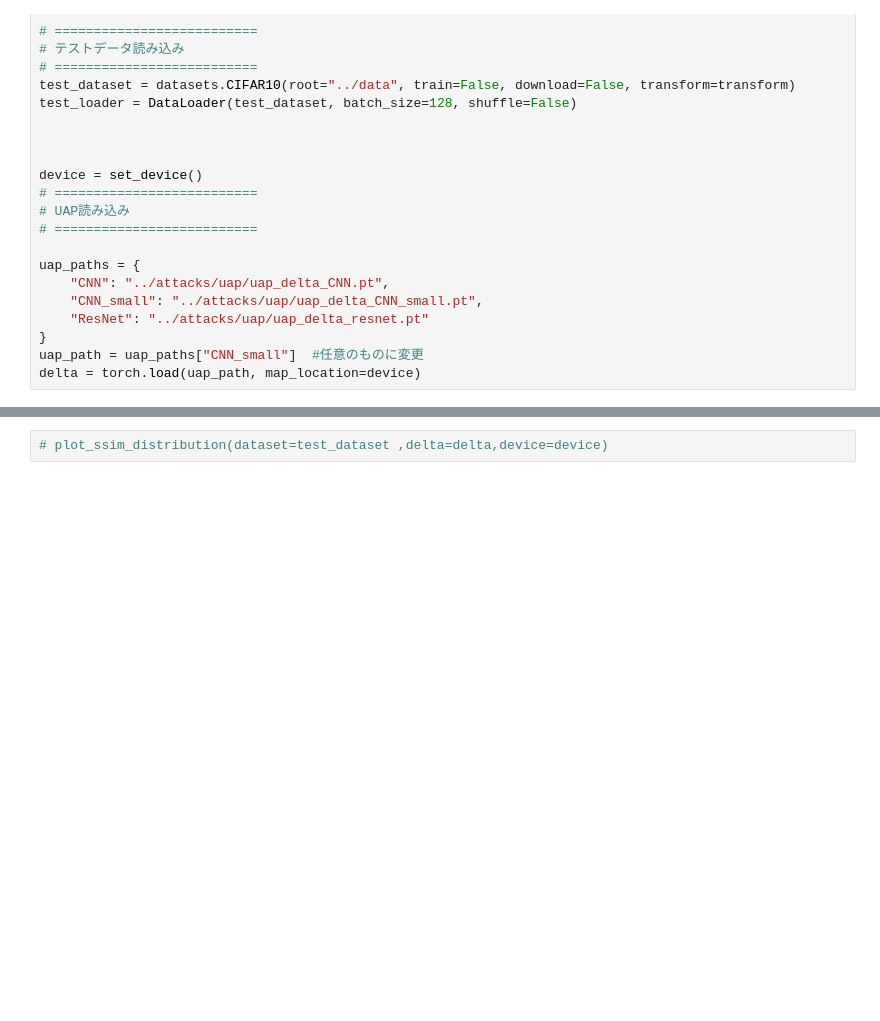
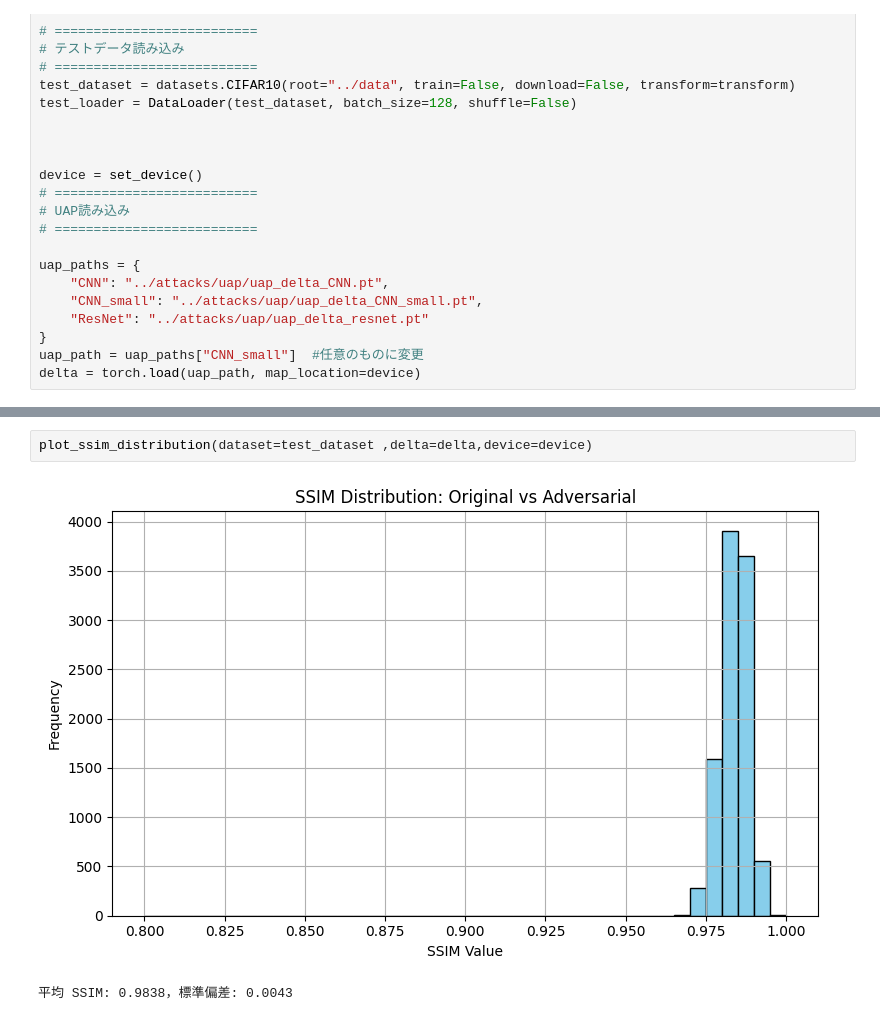
Before and after one commit to natsuki0720/adversarial-perturbation-baselines, a Jupyter notebook: notebooks/eval_uap.ipynb, the cells around one changed output, grey strips where cells are left out. Drawn from its saved outputs; the diff is of its cells as text; blank space fills up the shorter version.

```diff
--- a/notebooks/eval_uap.ipynb
+++ b/notebooks/eval_uap.ipynb
@@ -59,6 +61,9 @@ display(evaluate_uap(resnet, test_loader, delta=delta,device=device,model_name="
 |  | Model | Attack | Original Accuracy (%) | Adversarial Accuracy (%) | Accuracy Drop (%) |
 | 0 | ResNet18 | UAP | 88.09 | 61.83 | 26.26 |
 # %%
-# plot_ssim_distribution(dataset=test_dataset ,delta=delta,device=device)
+plot_ssim_distribution(dataset=test_dataset ,delta=delta,device=device)
+# %% [output]
+[figure, added]
+平均 SSIM: 0.9838，標準偏差: 0.0043
 # %%
 index = 6823
```
Also changed, not shown: parts of 4 cells of this notebook, 2 other files.
